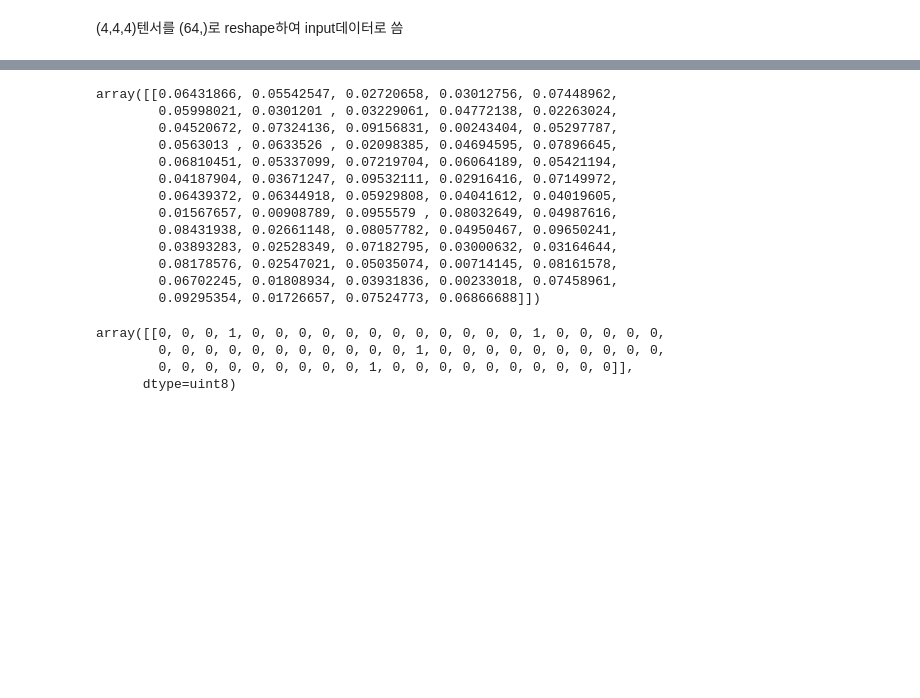
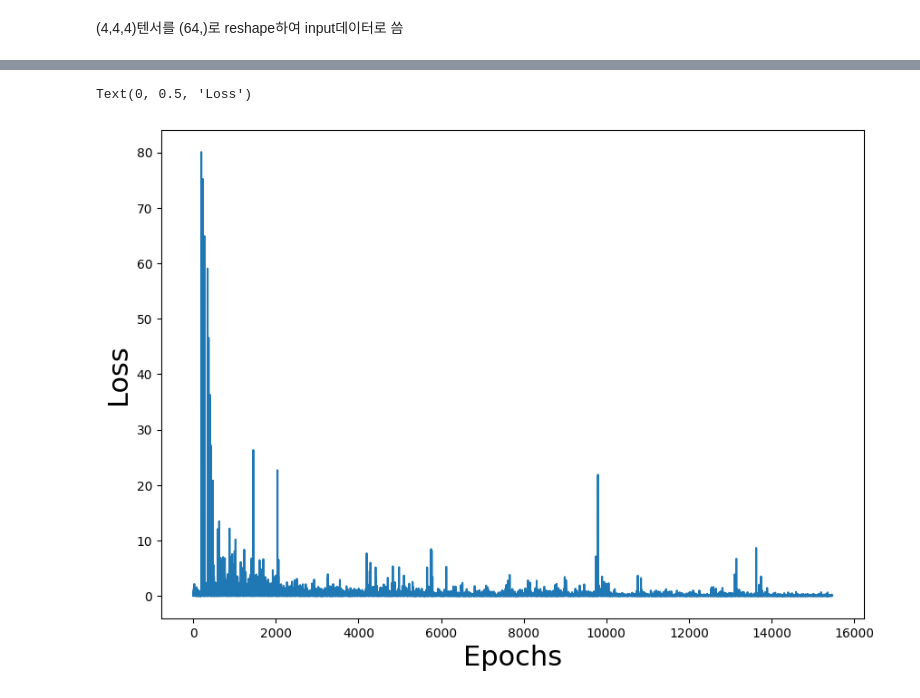
Before and after one commit to hangilzzang/Learning, a Jupyter notebook: reinforcement_learining/DQN_learning.ipynb, the cells around one changed output, grey strips where cells are left out. Saved outputs shown, nothing was run; the diff lists cells and outputs as text; code cells hidden in the pictures; blank space fills up the shorter version.

```diff
--- a/reinforcement_learining/DQN_learning.ipynb
+++ b/reinforcement_learining/DQN_learning.ipynb
@@ -85,11 +89,11 @@ epochs = 1000
 losses = [] #손실값을 담는 리스트 history그리는데 사용됨
 for i in range(epochs): #에폭수=게임횟수
     game = Gridworld(size=4, mode='static') #게임 생성
-    state_ = game.board.render_np().reshape(1,64) + np.random.rand(1,64)/10.0 # 게임 state에 0~0.1사이에 난수를 더해줌(실제환경을 표방한 약간의 잡음추가)
-    state = torch.from_numpy(state_).float() #Numpy배열 pytorch 텐서로 변환
+    state_ = game.board.render_np().reshape(1,64) + np.random.rand(1,64)/10.0 # 게임 state에 0~0.1사이에 난수를 더해줌(실제환경을 표방한 약간의 잡음추가가 아니다 overfitting과 0이 relu에서 미분이 되지않는다는점에서이다)
+    state1 = torch.from_numpy(state_).float() #Numpy배열 pytorch 텐서로 변환
     status = 1 # 게임이 진행중이면 1 아니면 0으로 수정됨
     while(status == 1): # 하나의 게임이 완료될때까지 돌아가는 루프
-        qval = model(state1) # 모델 예측 시작 모든동작의 q가치 예측 (4, )
+        qval = model(state1) # 모델 예측 시작 모든동작의 Q가치 예측 (4, )
         qval_ = qval.data.numpy()
         if random.random() < epsilon: # 엡실론 확률로 무작위 액션을 취한다
             action_ = np.random.randint(0,4)
@@ -98,28 +102,28 @@ for i in range(epochs): #에폭수=게임횟수
 
         action = action_set[action_] # Gridworld 게임이 이해하는 동작 문자로 변환
         game.makeMove(action) # 실제로 동작 수행
-        state2_ = game.board.render_np().reshape(1,64) + np.random.rand(1,64)/10.0
-        state2 = torch.from_numpy(state2_).float() #L
-        reward = game.reward()
-        with torch.no_grad():
-            newQ = model(state2.reshape(1,64))
-        maxQ = torch.max(newQ) #M
-        if reward == -1: #N
+        state2_ = game.board.render_np().reshape(1,64) + np.random.rand(1,64)/10.0 # 앞서 수행한 동작의 결과를 바탕으로 state2의 상태를 가져온다
+        state2 = torch.from_numpy(state2_).float() #Numpy배열 pytorch 텐서로 변환
+        reward = game.reward() # 액션후 보상을받는다
+        with torch.no_grad(): # 역전파 대상에서 제외
+            newQ = model(state2.reshape(1,64)) # 다음 상태 모든동작의 Q가치 예측
+        maxQ = torch.max(newQ) # 액션중 최대 Q가치를 가져온다
+        if reward == -1: # 목표 Q가치를 계산한다
             Y = reward + (gamma * maxQ)
         else:
             Y = reward
         Y = torch.Tensor([Y]).detach()
-        X = qval.squeeze()[action_] #O
-        loss = loss_fn(X, Y) #P
-        print(i, loss.item())
-        clear_output(wait=True)
-        optimizer.zero_grad()
+        X = qval.squeeze()[action_] # 실제로 동작을 실힝했었던 액션의 예측 Q가치만 따로 저장
+        loss = loss_fn(X, Y) # 오차 계산 해당코드에선 (mse loss)
+        print(f'epoch {i} loss {loss.item()}') # 에폭, 로스
+        # clear_output(wait=True)
+        optimizer.zero_grad() # 역전파 시작
         loss.backward()
         losses.append(loss.item())
         optimizer.step()
         state1 = state2
-        if reward != -1: #Q
+        if reward != -1: # 구덩이에 빠지거나, 목적지에 도달시 게임은 종료
             status = 0
-    if epsilon > 0.1: #R
+    if epsilon > 0.1: # 한 에피소드가 끝날때마다 엡실론은 감소(시간이 갈수록 더 느리게 감소)
         epsilon -= (1/epochs)
 # %% [output]
@@ -127,16 +146,0 @@ NameError: name 'state1' is not defined
-# %%
-np.random.rand(1,64)/10.0 #D
-# %% [output]
-array([[0.06431866, 0.05542547, 0.02720658, 0.03012756, 0.07448962,
-        0.05998021, 0.0301201 , 0.03229061, 0.04772138, 0.02263024,
-        0.04520672, 0.07324136, 0.09156831, 0.00243404, 0.05297787,
-        0.0563013 , 0.0633526 , 0.02098385, 0.04694595, 0.07896645,
-        0.06810451, 0.05337099, 0.07219704, 0.06064189, 0.05421194,
-        0.04187904, 0.03671247, 0.09532111, 0.02916416, 0.07149972,
-        0.06439372, 0.06344918, 0.05929808, 0.04041612, 0.04019605,
-        0.01567657, 0.00908789, 0.0955579 , 0.08032649, 0.04987616,
-        0.08431938, 0.02661148, 0.08057782, 0.04950467, 0.09650241,
-        0.03893283, 0.02528349, 0.07182795, 0.03000632, 0.03164644,
-        0.08178576, 0.02547021, 0.05035074, 0.00714145, 0.08161578,
-        0.06702245, 0.01808934, 0.03931836, 0.00233018, 0.07458961,
-        0.09295354, 0.01726657, 0.07524773, 0.06866688]])
@@ -146,7 +147,8 @@ game = Gridworld(size=4, mode='static') #게임 생성
-# %%
-game.board.render_np().reshape(1,64)
-# %% [output]
-array([[0, 0, 0, 1, 0, 0, 0, 0, 0, 0, 0, 0, 0, 0, 0, 0, 1, 0, 0, 0, 0, 0,
-        0, 0, 0, 0, 0, 0, 0, 0, 0, 0, 0, 1, 0, 0, 0, 0, 0, 0, 0, 0, 0, 0,
-        0, 0, 0, 0, 0, 0, 0, 0, 0, 1, 0, 0, 0, 0, 0, 0, 0, 0, 0, 0]],
-      dtype=uint8)
+# %%
+plt.figure(figsize=(10,7))
+plt.plot(losses)
+plt.xlabel("Epochs",fontsize=22)
+plt.ylabel("Loss",fontsize=22)
+# %% [output]
+Text(0, 0.5, 'Loss')
+[figure, added]
```
Also changed, not shown: parts of 5 cells of this notebook.
